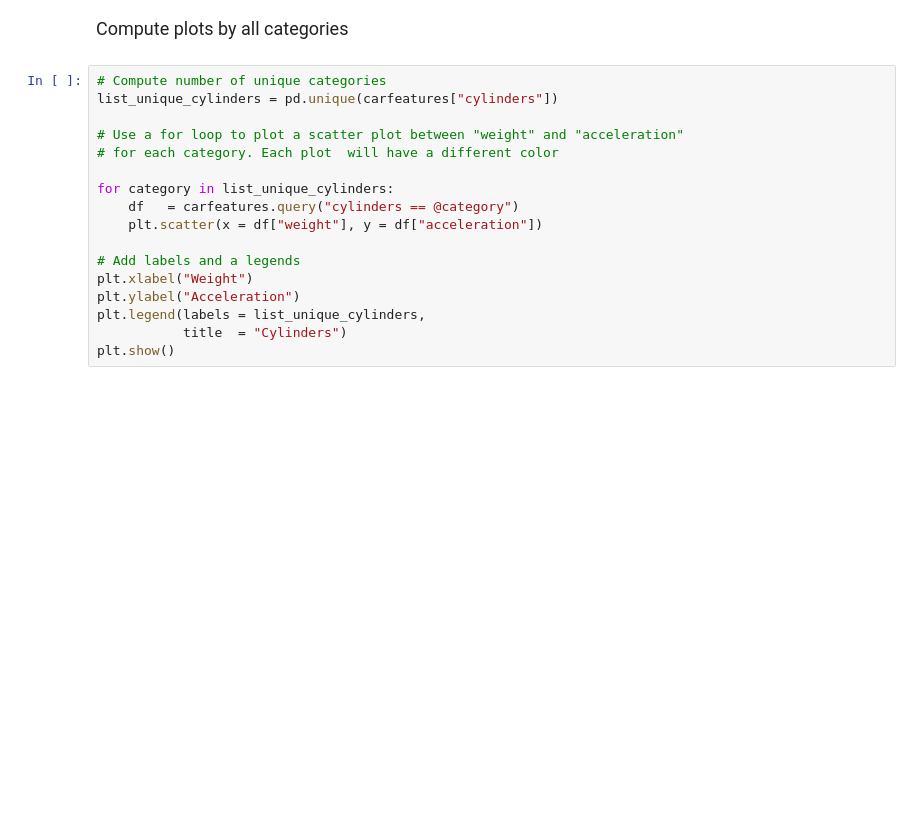
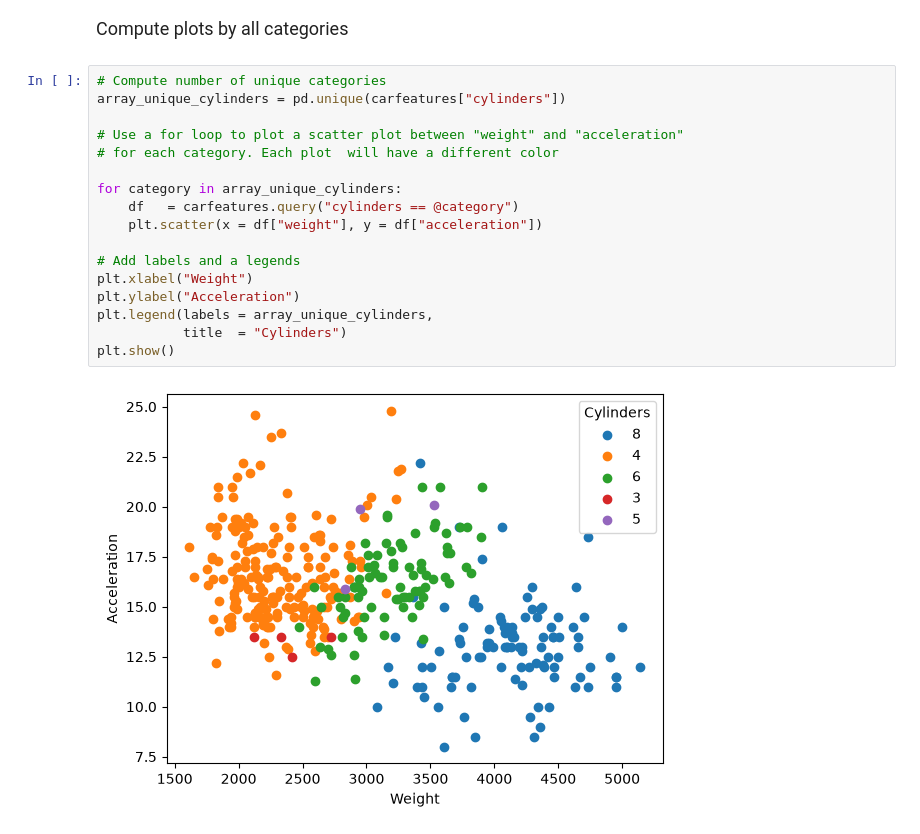
Before and after one commit to maria-shestakov/datasci151fall2026, a Jupyter notebook: lecture_08_pandas/MyCopy - Lecture08.ipynb, the cells around one changed output. Drawn from its saved outputs; the diff is of its cells as text; blank space fills up the shorter version.

```diff
--- a/lecture_08_pandas/MyCopy - Lecture08.ipynb
+++ b/lecture_08_pandas/MyCopy - Lecture08.ipynb
@@ -820,21 +1484,23 @@ plt.show()
 Compute plots by all categories
 # %%
 # Compute number of unique categories
-list_unique_cylinders = pd.unique(carfeatures["cylinders"])
+array_unique_cylinders = pd.unique(carfeatures["cylinders"])
 
 # Use a for loop to plot a scatter plot between "weight" and "acceleration"
 # for each category. Each plot  will have a different color
 
-for category in list_unique_cylinders:
+for category in array_unique_cylinders:
     df   = carfeatures.query("cylinders == @category")
     plt.scatter(x = df["weight"], y = df["acceleration"])
 
 # Add labels and a legends
 plt.xlabel("Weight")
 plt.ylabel("Acceleration")
-plt.legend(labels = list_unique_cylinders,
+plt.legend(labels = array_unique_cylinders,
            title  = "Cylinders")
 plt.show()
+# %% [output]
+[figure, added]
 # %% [markdown]
 <font size="4">
 
```
Also changed, not shown: parts of 55 cells of this notebook, 3 other files.
